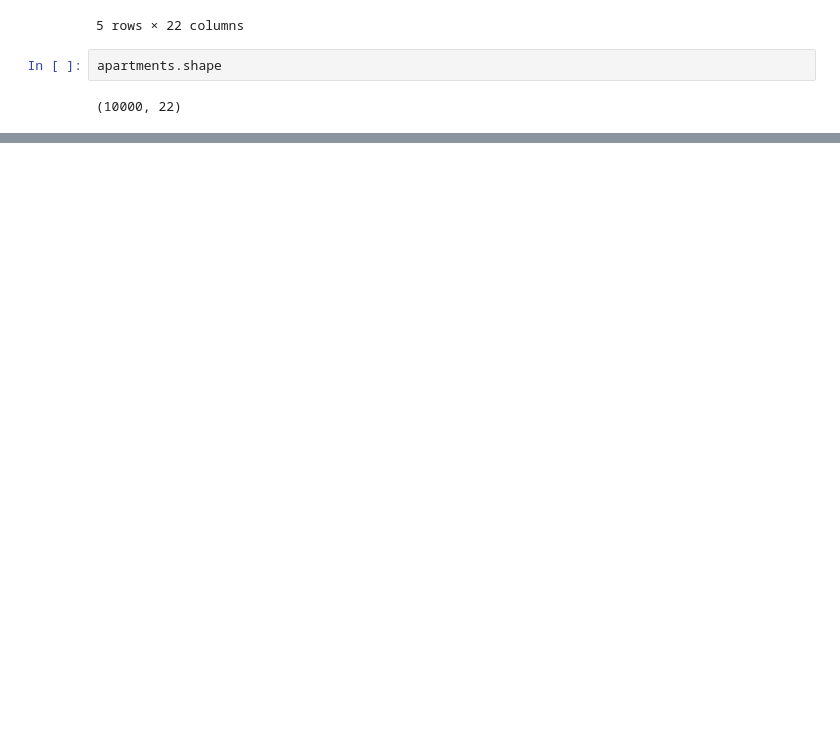
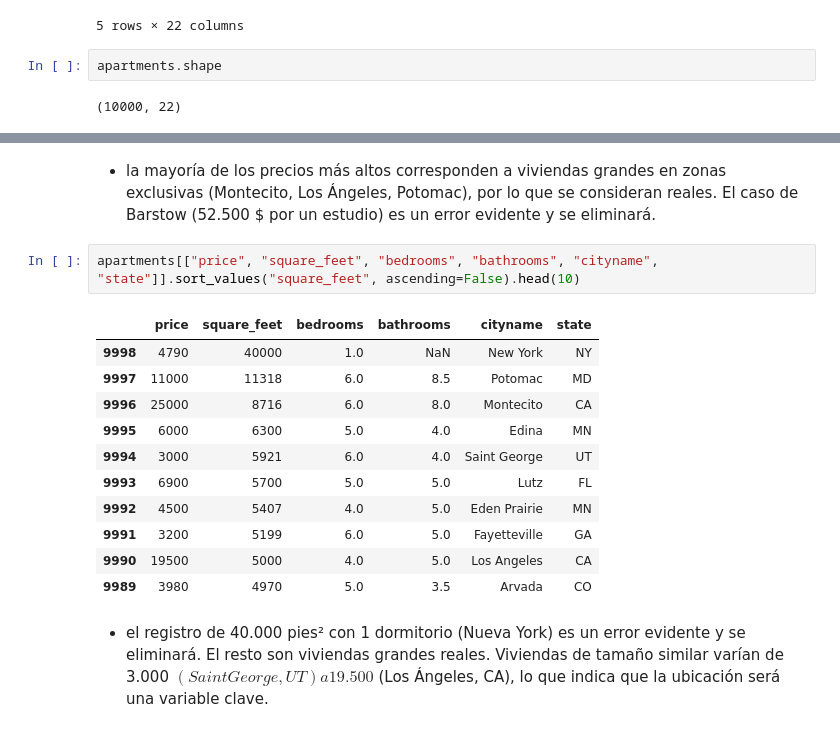
Before and after one commit to Juancarlosdelmarlostanau/Apartment-rent-predictor, a Jupyter notebook: notebooks/data_exploration.ipynb, the cells around one changed output, grey strips where cells are left out. Drawn from its saved outputs; the diff is of its cells as text; blank space fills up the shorter version.

```diff
--- a/notebooks/data_exploration.ipynb
+++ b/notebooks/data_exploration.ipynb
@@ -24,0 +227,18 @@ apartments.shape
+# %% [markdown]
+- la mayoría de los precios más altos corresponden a viviendas grandes en zonas exclusivas (Montecito, Los Ángeles, Potomac), por lo que se consideran reales. El caso de Barstow (52.500 $ por un estudio) es un error evidente y se eliminará.
+# %%
+apartments[["price", "square_feet", "bedrooms", "bathrooms", "cityname", "state"]].sort_values("square_feet", ascending=False).head(10)
+# %% [output]
+|  | price | square_feet | bedrooms | bathrooms | cityname | state |
+| 9998 | 4790 | 40000 | 1.0 | NaN | New York | NY |
+| 9997 | 11000 | 11318 | 6.0 | 8.5 | Potomac | MD |
+| 9996 | 25000 | 8716 | 6.0 | 8.0 | Montecito | CA |
+| 9995 | 6000 | 6300 | 5.0 | 4.0 | Edina | MN |
+| 9994 | 3000 | 5921 | 6.0 | 4.0 | Saint George | UT |
+| 9993 | 6900 | 5700 | 5.0 | 5.0 | Lutz | FL |
+| 9992 | 4500 | 5407 | 4.0 | 5.0 | Eden Prairie | MN |
+| 9991 | 3200 | 5199 | 6.0 | 5.0 | Fayetteville | GA |
+| 9990 | 19500 | 5000 | 4.0 | 5.0 | Los Angeles | CA |
+| 9989 | 3980 | 4970 | 5.0 | 3.5 | Arvada | CO |
+# %% [markdown]
+- el registro de 40.000 pies² con 1 dormitorio (Nueva York) es un error evidente y se eliminará. El resto son viviendas grandes reales. Viviendas de tamaño similar varían de 3.000 $ (Saint George, UT) a 19.500 $ (Los Ángeles, CA), lo que indica que la ubicación será una variable clave.
```
Also changed, not shown: parts of 27 cells of this notebook, 4 other files.
